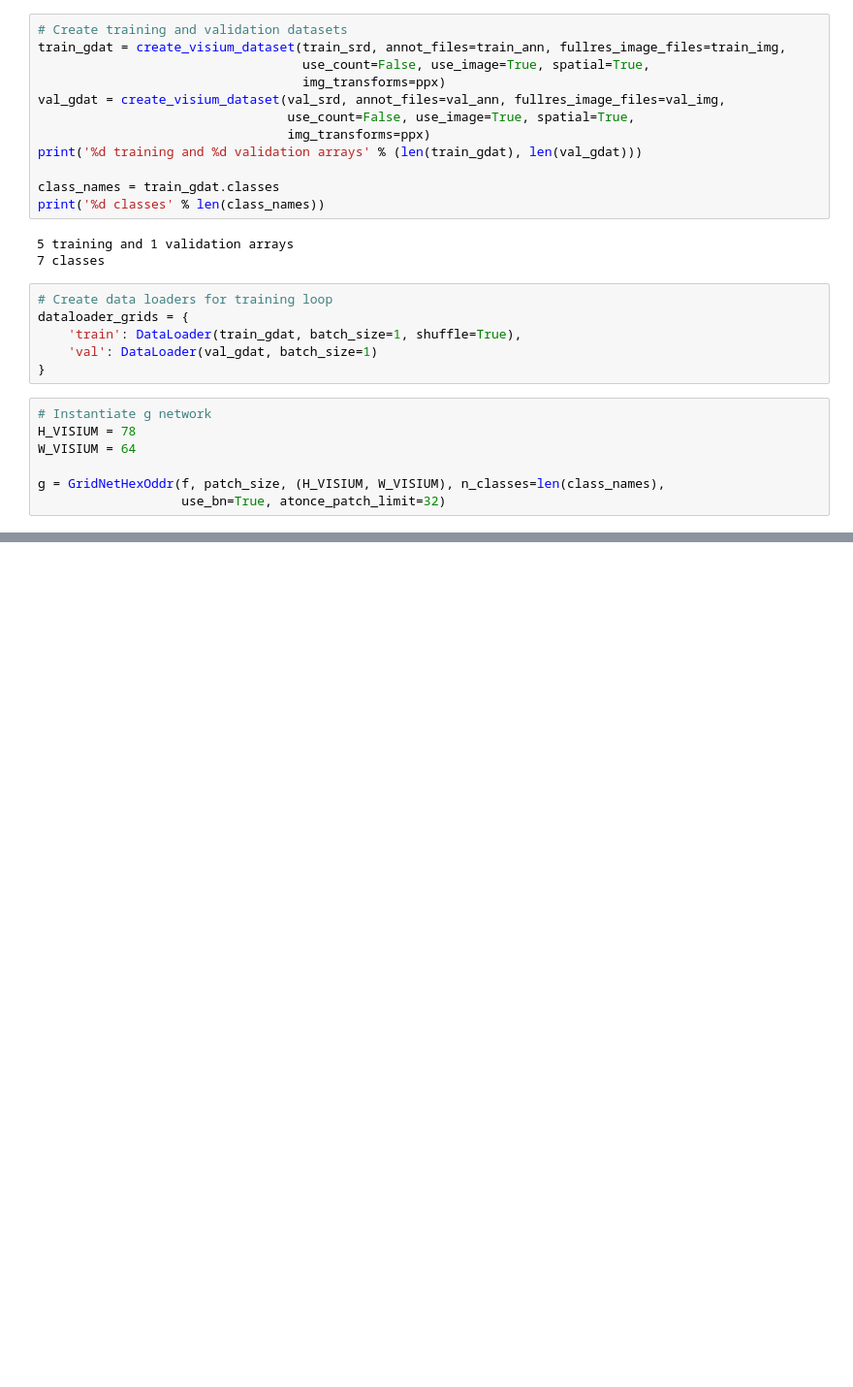
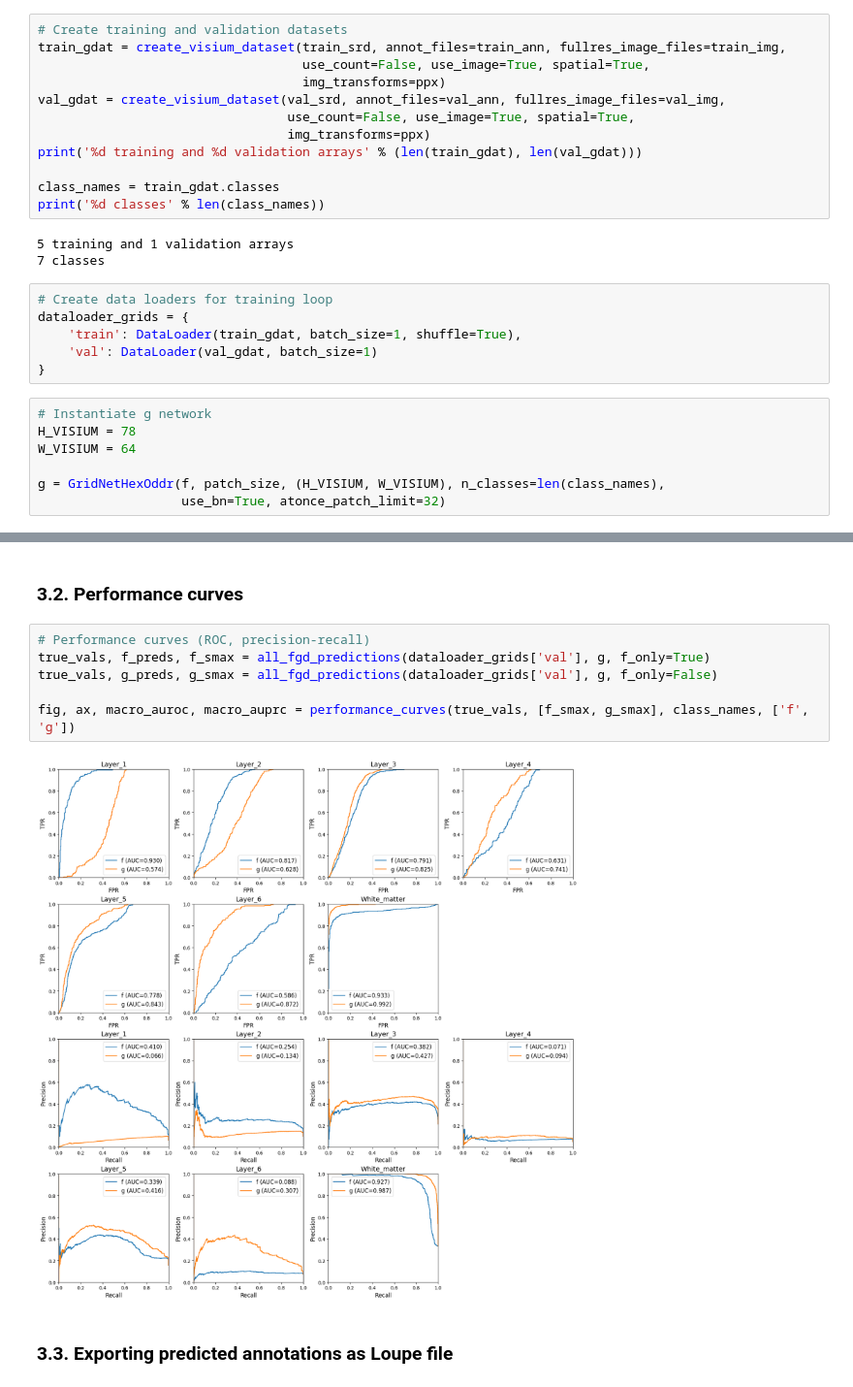
Before and after one commit to adaly/gridnext, a Jupyter notebook: notebooks/Tutorial_visium_image.ipynb, the cells around one changed output, grey strips where cells are left out. Shown: that part at 97% size. Cells and saved outputs as stored; diff of their text form; blank space fills up the shorter version.

```diff
--- a/notebooks/Tutorial_visium_image.ipynb
+++ b/notebooks/Tutorial_visium_image.ipynb
@@ -135,0 +185,12 @@ KeyboardInterrupt:
+# %% [markdown]
+### 3.2. Performance curves
+# %%
+# Performance curves (ROC, precision-recall)
+true_vals, f_preds, f_smax = all_fgd_predictions(dataloader_grids['val'], g, f_only=True)
+true_vals, g_preds, g_smax = all_fgd_predictions(dataloader_grids['val'], g, f_only=False)
+
+fig, ax, macro_auroc, macro_auprc = performance_curves(true_vals, [f_smax, g_smax], class_names, ['f', 'g'])
+# %% [output]
+[figure, added]
+# %% [markdown]
+### 3.3. Exporting predicted annotations as Loupe file
```
Also changed, not shown: parts of 11 cells of this notebook, 4 other files.
